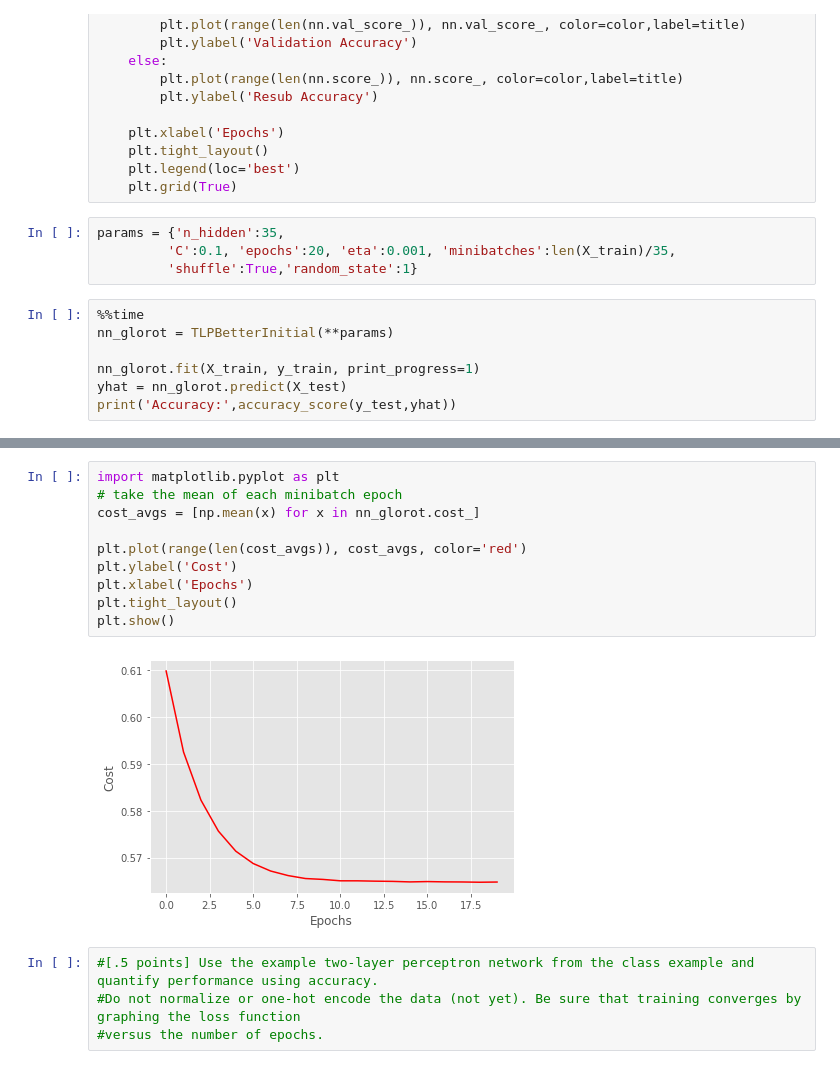
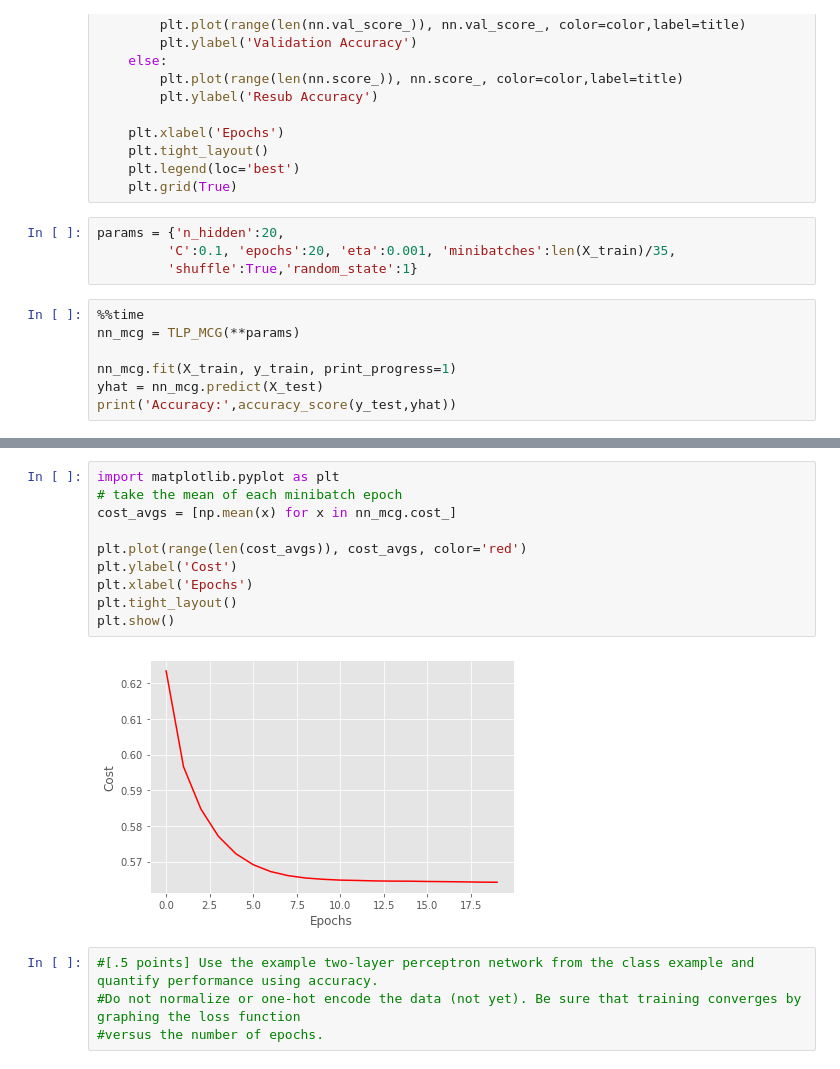
Before and after one commit to lukedemaio/MLLab04, a Jupyter notebook: Lab4_ROS.ipynb, the cells around one changed output, grey strips where cells are left out. Cells and saved outputs as stored; diff of their text form.

```diff
--- a/Lab4_ROS.ipynb
+++ b/Lab4_ROS.ipynb
@@ -385,15 +319,15 @@ def print_result(nn,X_train,y_train,X_test,y_test,title="",color="red"):
     plt.legend(loc='best')
     plt.grid(True)
 # %%
-params = {'n_hidden':35,
+params = {'n_hidden':20,
          'C':0.1, 'epochs':20, 'eta':0.001, 'minibatches':len(X_train)/35,
          'shuffle':True,'random_state':1}
 # %%
 %%time
-nn_glorot = TLPBetterInitial(**params)
+nn_mcg = TLP_MCG(**params)
 
-nn_glorot.fit(X_train, y_train, print_progress=1)
-yhat = nn_glorot.predict(X_test)
+nn_mcg.fit(X_train, y_train, print_progress=1)
+yhat = nn_mcg.predict(X_test)
 print('Accuracy:',accuracy_score(y_test,yhat))
 # %% [output]
 Epoch: 20/20
@@ -403,15 +337,15 @@ Wall time: 1min 28s
 # %%
 import matplotlib.pyplot as plt
 # take the mean of each minibatch epoch
-cost_avgs = [np.mean(x) for x in nn_glorot.cost_]
+cost_avgs = [np.mean(x) for x in nn_mcg.cost_]
 
 plt.plot(range(len(cost_avgs)), cost_avgs, color='red')
 plt.ylabel('Cost')
 plt.xlabel('Epochs')
 plt.tight_layout()
 plt.show()
 # %% [output]
-[figure, old version]
+[figure, new version]
 # %%
 #[.5 points] Use the example two-layer perceptron network from the class example and quantify performance using accuracy.
 #Do not normalize or one-hot encode the data (not yet). Be sure that training converges by graphing the loss function
```
Also changed, not shown: parts of 42 cells of this notebook.
